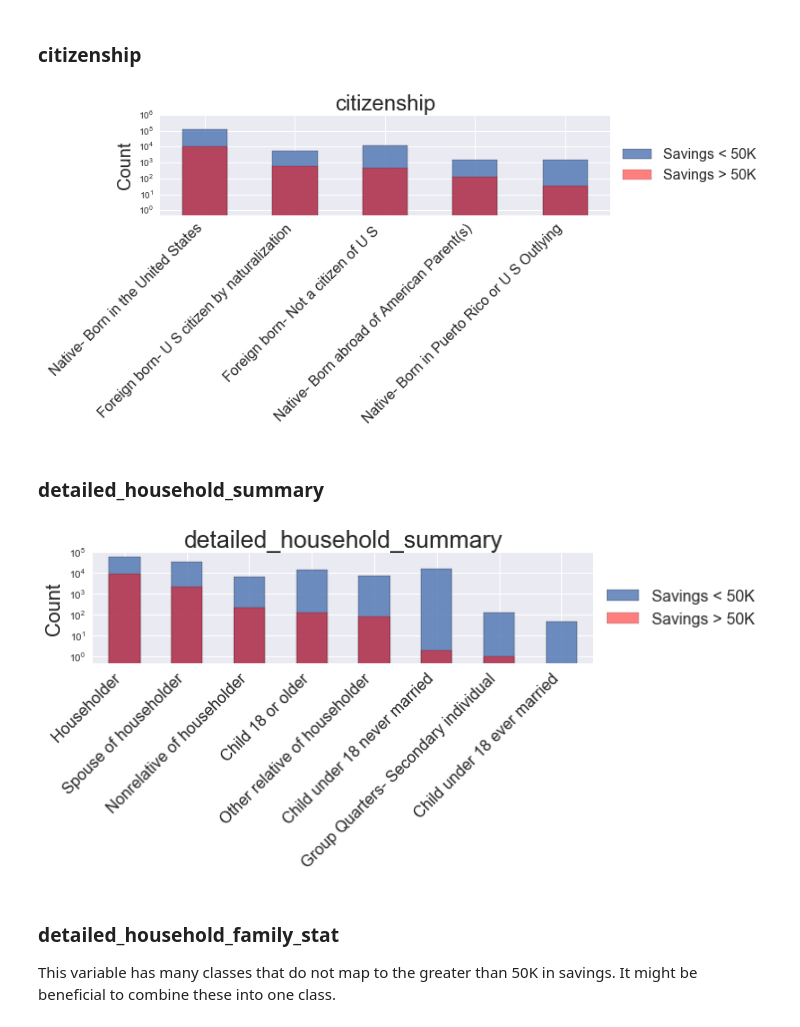
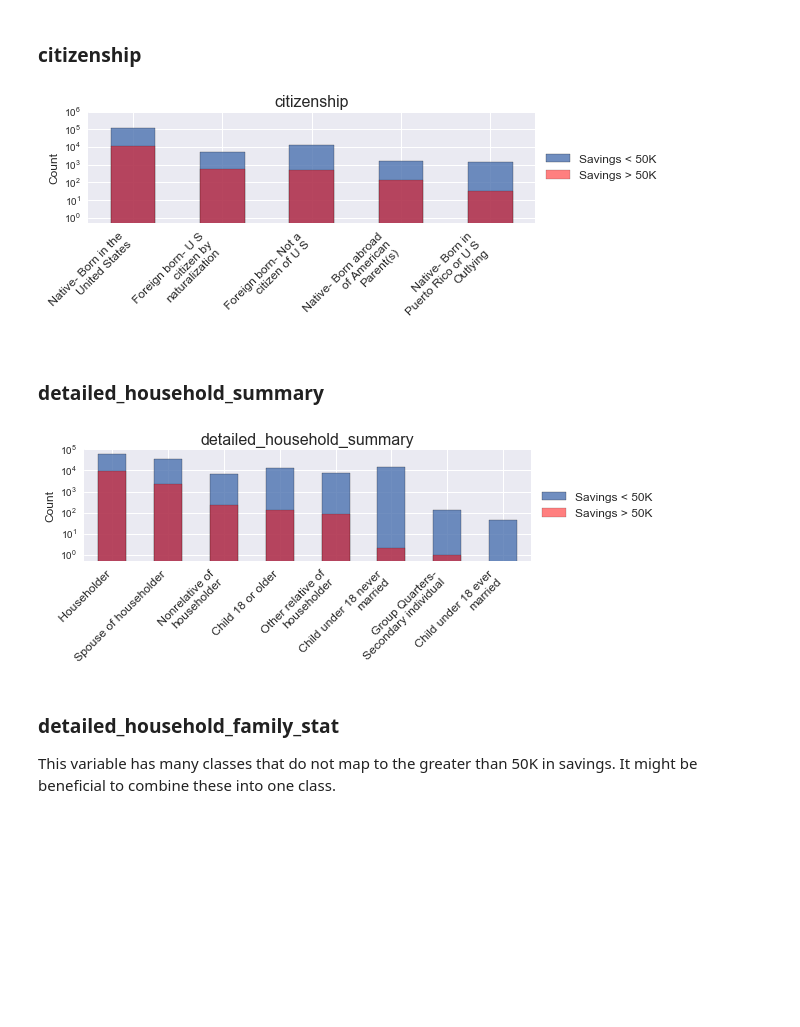
Before and after one commit to g-deoliveira/US-Census-Data-Project, a Jupyter notebook: Chapter 1 - Analysis of Training Data.ipynb, the cells around one changed output. Drawn from its saved outputs; the diff is of its cells as text; code cells hidden in the pictures; blank space fills up the shorter version.

```diff
--- a/Chapter 1 - Analysis of Training Data.ipynb
+++ b/Chapter 1 - Analysis of Training Data.ipynb
@@ -297,13 +303,13 @@ We calculate the correlation matrix of the continuous variables and also plot it
 corr = raw_data[continuous_columns].corr()
 # %%
 # plot correlation plot
-fig, ax = plt.subplots(figsize=(6,6));
+fig, ax = plt.subplots(figsize=(4,4));
 cax = ax.matshow(corr, cmap=plt.cm.coolwarm, vmin=-1, vmax=1);
 cbar = plt.colorbar(cax, fraction=0.046, pad=0.04);
-cbar.set_label('Correlation',size=20)
-cbar.ax.tick_params(labelsize=16);
-plt.yticks(range(corr.columns.values.shape[0]), fontsize=14);
+cbar.set_label('Correlation',size=16)
+cbar.ax.tick_params(labelsize=12);
+plt.yticks(range(corr.columns.values.shape[0]), fontsize=12);
 ax.set_yticklabels(corr.columns.values);
 ax.xaxis.set_ticks_position('bottom');
-plt.xticks(fontsize=16);
+plt.xticks(fontsize=12);
 # %% [output]
@@ -314,5 +322,5 @@ We use the function defined below to plot histograms for the nominal columns tha
 # %%
-def plot_nominal_column(column, figsize=(10,3), legend_loc=None):
+def plot_nominal_column(column, figsize=(8.0,2.0), legend_loc=None, text_wrap_width=None, rotation=45):
     '''
     This function graphs bar-plots of a given nominal column broken down by the savings variable.
     Since nominal data does not have numerical order, I chose to plot the bars by descending order of
@@ -335,15 +343,19 @@ def plot_nominal_column(column, figsize=(10,3), legend_loc=None):
     ax0 = nominal_counts.plot.bar(x='idx', y='0', ax=ax, alpha=0.8, logy=True);
     ax1 = nominal_counts.plot.bar(x='idx', y='1', ax=ax, color='r', alpha=0.5, logy=True);
     ax.set_ylim(bottom=0.5)
-    ax.set_ylabel('Count', fontsize=20);
+    ax.set_ylabel('Count', fontsize=12);
     ax.set_xlabel('')
     ax.set_xticks(nominal_counts.idx.values)
-    ax.set_xticklabels(nominal_counts.index.values, rotation=45, fontsize=16, horizontalalignment='right');
+    if text_wrap_width:
+        xlabels = [textwrap.fill(text,text_wrap_width) for text in nominal_counts.index.values]
+    else:
+        xlabels = nominal_counts.index.values
+    ax.set_xticklabels(xlabels, rotation=rotation, fontsize=12, horizontalalignment='right');
     if legend_loc == 'in':
-        ax.legend(('Savings < 50K', 'Savings > 50K'), fontsize=16);
+        ax.legend(('Savings < 50K', 'Savings > 50K'), fontsize=12);
     else:
-        ax.legend(('Savings < 50K', 'Savings > 50K'), fontsize=16, loc='center left', bbox_to_anchor=(1.0,0.5));
-    title=ax.set_title(column, fontsize=24);
+        ax.legend(('Savings < 50K', 'Savings > 50K'), fontsize=12, loc='center left', bbox_to_anchor=(1.0,0.5));
+    title=ax.set_title(column, fontsize=16);
     return ax
 # %% [markdown]
 For the most part, these variables do not exhibit any noteworthy behavior, with the exception of the following:
@@ -353,15 +365,15 @@ For the most part, these variables do not exhibit any noteworthy behavior, with
 # %% [markdown]
 ### citizenship
 # %%
-ax = plot_nominal_column('citizenship', figsize=(9,2));
+ax = plot_nominal_column('citizenship', figsize=(8,2), text_wrap_width=20);
 # %% [output]
-[figure, old version]
+[figure, new version]
 # %% [markdown]
 ### detailed_household_summary
 # %%
-ax = plot_nominal_column('detailed_household_summary', figsize=(9,2));
+ax = plot_nominal_column('detailed_household_summary', figsize=(8,2), text_wrap_width=24);
 # %% [output]
-[figure, old version]
+[figure, new version]
 # %% [markdown]
 ### detailed_household_family_stat
 This variable has many classes that do not map to the greater than 50K in savings. It might be beneficial to combine these into one class.
```
Also changed, not shown: parts of 71 cells of this notebook, 2 other files.
